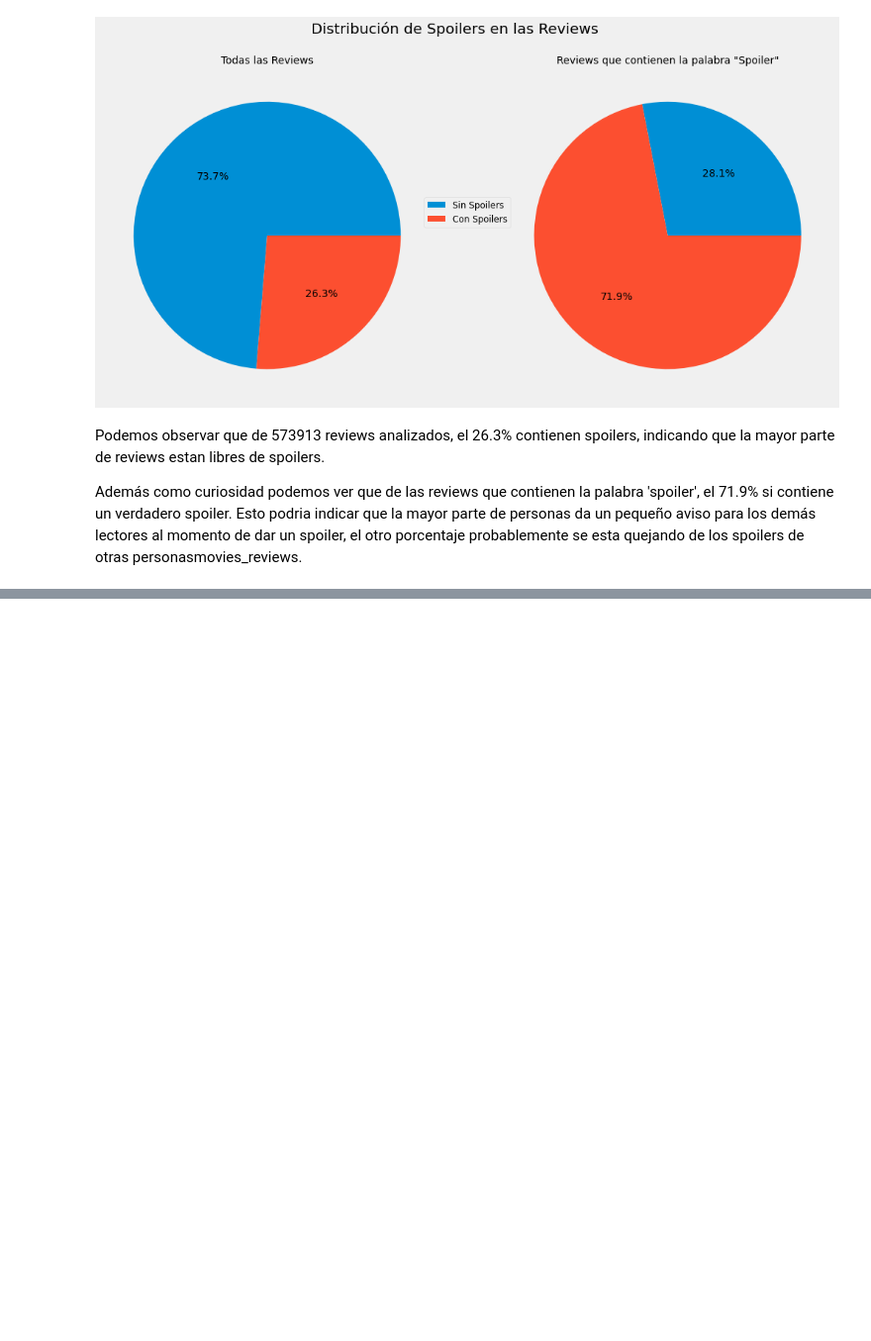
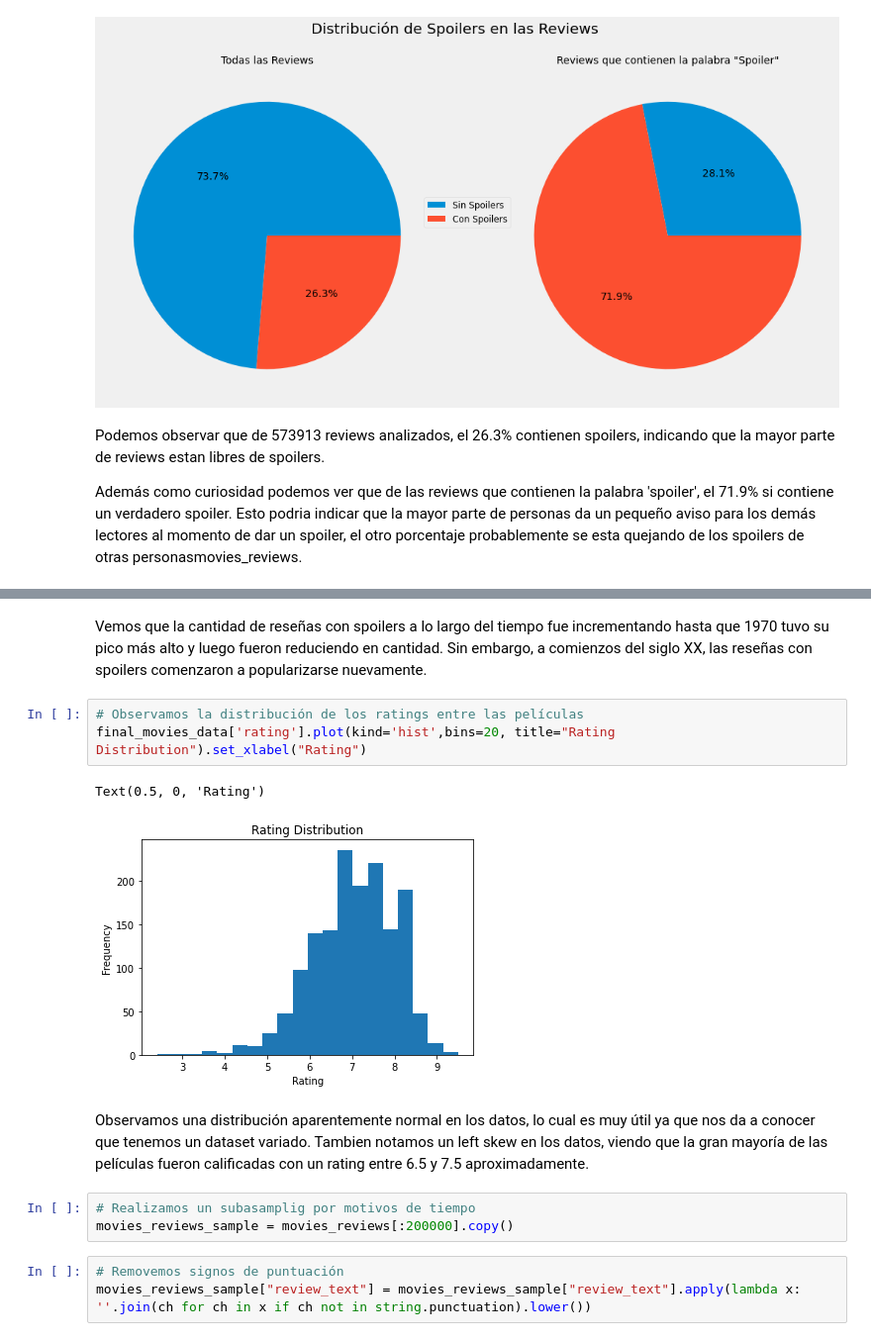
Before and after one commit to Alebuenoaz/ProyectoFinal_TIC, a Jupyter notebook: ProyectoFinal_BBH.ipynb, the cells around one changed output, grey strips where cells are left out. Shown at 99% size. Drawn from its saved outputs; the diff is of its cells as text; blank space fills up the shorter version.

```diff
--- a/ProyectoFinal_BBH.ipynb
+++ b/ProyectoFinal_BBH.ipynb
@@ -254,0 +252,16 @@ Text(0.5, 1.0, 'Palabras más repetidas')
+# %% [markdown]
+Vemos que la cantidad de reseñas con spoilers a lo largo del tiempo fue incrementando hasta que 1970 tuvo su pico más alto y luego fueron reduciendo en cantidad. Sin embargo, a comienzos del siglo XX, las reseñas con spoilers comenzaron a popularizarse nuevamente.
+# %%
+# Observamos la distribución de los ratings entre las películas
+final_movies_data['rating'].plot(kind='hist',bins=20, title="Rating Distribution").set_xlabel("Rating")
+# %% [output]
+Text(0.5, 0, 'Rating')
+[figure, added]
+# %% [markdown]
+Observamos una distribución aparentemente normal en los datos, lo cual es muy útil ya que nos da a conocer que tenemos un dataset variado. Tambien notamos un left skew en los datos, viendo que la gran mayoría de las películas fueron calificadas con un rating entre 6.5 y 7.5 aproximadamente.
+# %%
+# Realizamos un subasamplig por motivos de tiempo
+movies_reviews_sample = movies_reviews[:200000].copy()
+# %%
+# Removemos signos de puntuación
+movies_reviews_sample["review_text"] = movies_reviews_sample["review_text"].apply(lambda x: ''.join(ch for ch in x if ch not in string.punctuation).lower())
```
Also changed, not shown: parts of 36 cells of this notebook, 1 other file.
